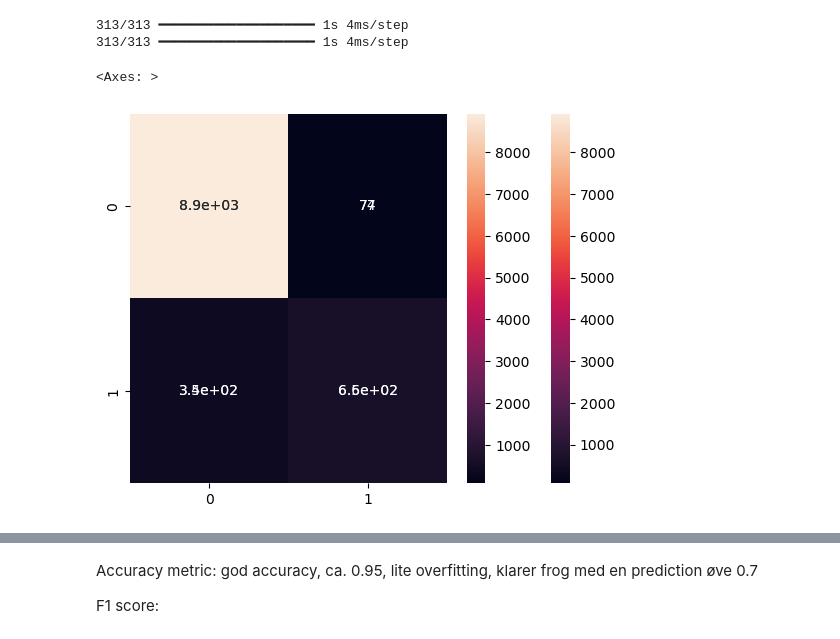
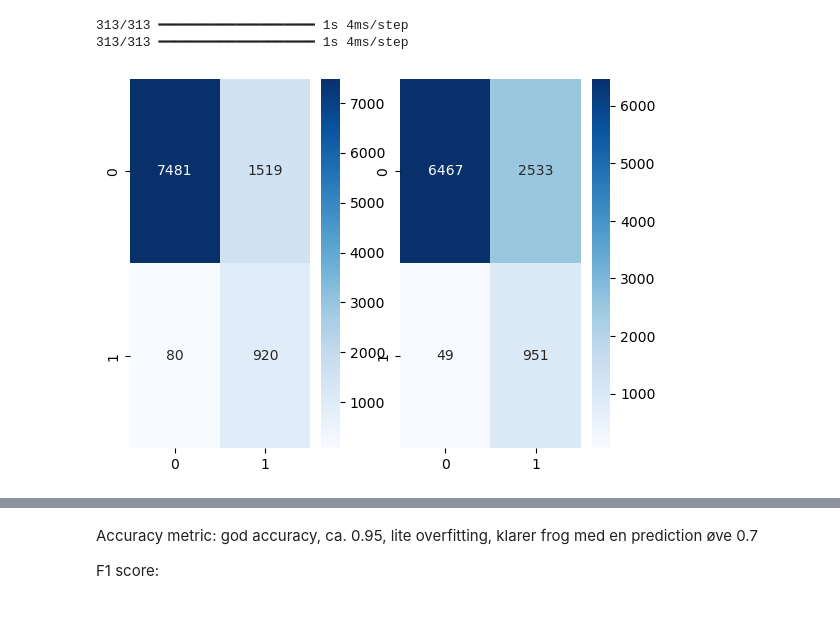
Before and after one commit to ellrub/Info284, a Jupyter notebook: cnn_dha_2.ipynb, the cells around one changed output, grey strips where cells are left out. Cells and saved outputs as stored; diff of their text form; code cells hidden in the pictures.

```diff
--- a/cnn_dha_2.ipynb
+++ b/cnn_dha_2.ipynb
@@ -28,7 +63,7 @@ for n in range(len(y_test)):
 # %%
 from tensorflow.keras import callbacks
 
-def make_model(metric):
+def make_model(metric, x_train, y_train, x_val, y_val):
     with tf.device('/GPU:0'):
         model = models.Sequential()
         model.add(layers.Conv2D(32, (3, 3), activation='relu', input_shape=(32, 32, 3)))
@@ -58,15 +93,19 @@ def make_model(metric):
             y_train,
             batch_size = 32,
             epochs = 10,
-            validation_data = (x_test, y_test),
+            validation_data = (x_val, y_val),
             callbacks = [early_stopping]
         )
         return history, model
 # %%
-acc_history, acc_model = make_model('accuracy')
+acc_history, acc_model = make_model('accuracy', x_tr_frog, y_tr_frog, x_te_frog, y_te_frog)
 
 low_th, medium_th, high_th = 0.25, 0.5, 0.75
 
-f1_history, f1_model = make_model(F1Score(threshold=medium_th, average='micro'))
+f1_low_history, f1_low_model = make_model(F1Score(threshold=low_th, average='micro'), x_tr_frog, y_tr_frog, x_te_frog, y_te_frog)
+
+f1_med_history, f1_med_model = make_model(F1Score(threshold=medium_th, average='micro'), x_tr_frog, y_tr_frog, x_te_frog, y_te_frog)
+
+f1_hi_history, f1_hi_model = make_model(F1Score(threshold=high_th, average='micro'), x_tr_frog, y_tr_frog, x_te_frog, y_te_frog)
 # %% [output]
 Epoch 1/10
@@ -109,9 +148,13 @@ f1_cf = confusion_matrix(y_test, y_pred_f1)
 313/313 ━━━━━━━━━━━━━━━━━━━━ 1s 4ms/step
 # %%
 import seaborn as sns
+import matplotlib.pyplot as plt
+import pandas as pd
 
-sns.heatmap(acc_cf, annot=True)
-sns.heatmap(f1_cf, annot=True)
+fig, ax = plt.subplots(1,2)
+fig.tight_layout()
+sns.heatmap(acc_cf, annot=True, cmap='Blues', fmt='d', ax=ax[0])
+sns.heatmap(f1_cf, annot=True, cmap='Blues', fmt='d', ax=ax[1])
+fig.show()
 # %% [output]
-<Axes: >
-[figure, old version]
+[figure, new version]
```
Also changed, not shown: parts of 7 cells of this notebook, 1 other file.
